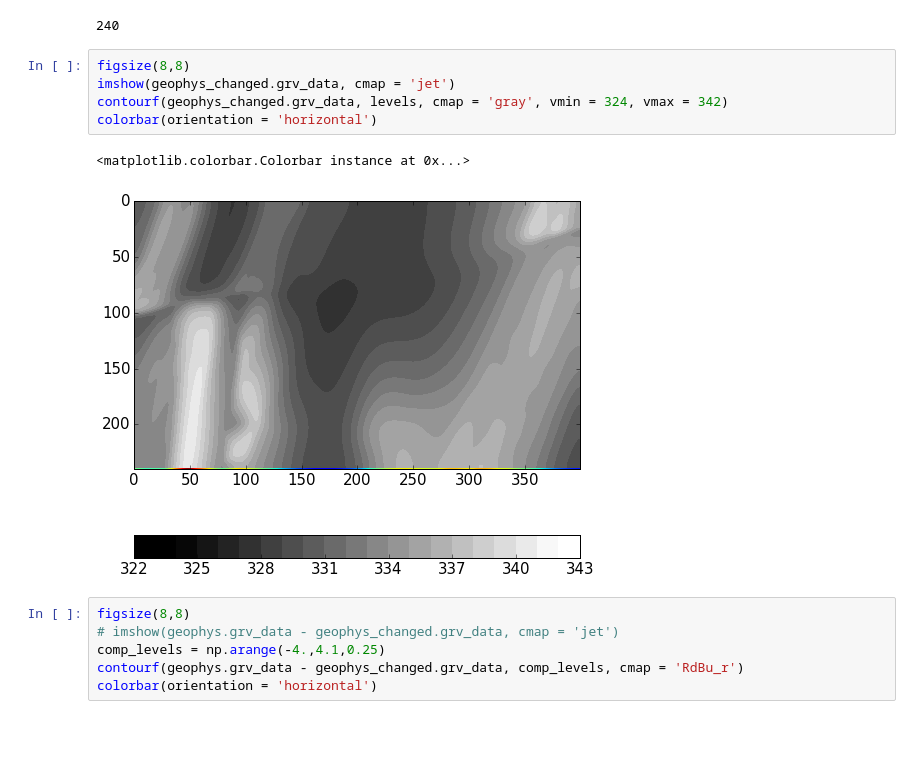
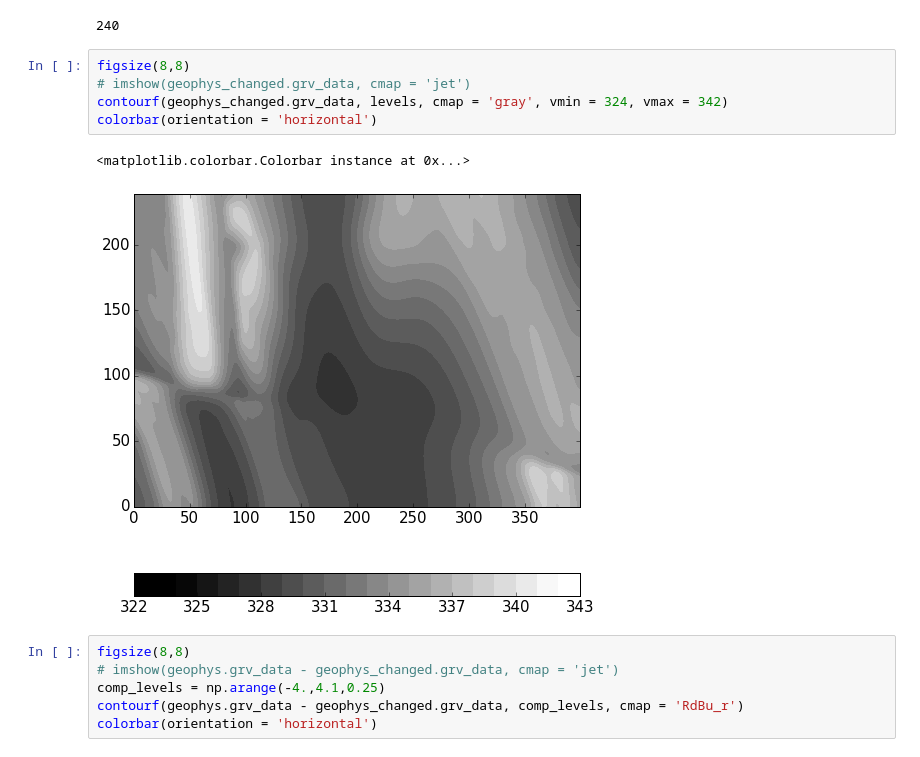
Before and after one commit to cgre-aachen/pynoddy, a Jupyter notebook: docs/notebooks/Read-Geophysics.ipynb, the cells around one changed output. Drawn from its saved outputs; the diff is of its cells as text; blank space fills up the shorter version.

```diff
--- a/docs/notebooks/Read-Geophysics.ipynb
+++ b/docs/notebooks/Read-Geophysics.ipynb
@@ -120,12 +156,12 @@ geophys_changed = pynoddy.output.NoddyGeophysics('fold_thrust_changed_out')
 240
 # %%
 figsize(8,8)
-imshow(geophys_changed.grv_data, cmap = 'jet')
+# imshow(geophys_changed.grv_data, cmap = 'jet')
 contourf(geophys_changed.grv_data, levels, cmap = 'gray', vmin = 324, vmax = 342)
 colorbar(orientation = 'horizontal')
 # %% [output]
 <matplotlib.colorbar.Colorbar instance at 0x...>
-[figure, old version]
+[figure, new version]
 # %%
 figsize(8,8)
 # imshow(geophys.grv_data - geophys_changed.grv_data, cmap = 'jet')
```
Also changed, not shown: parts of 19 cells of this notebook, 4 other files.
